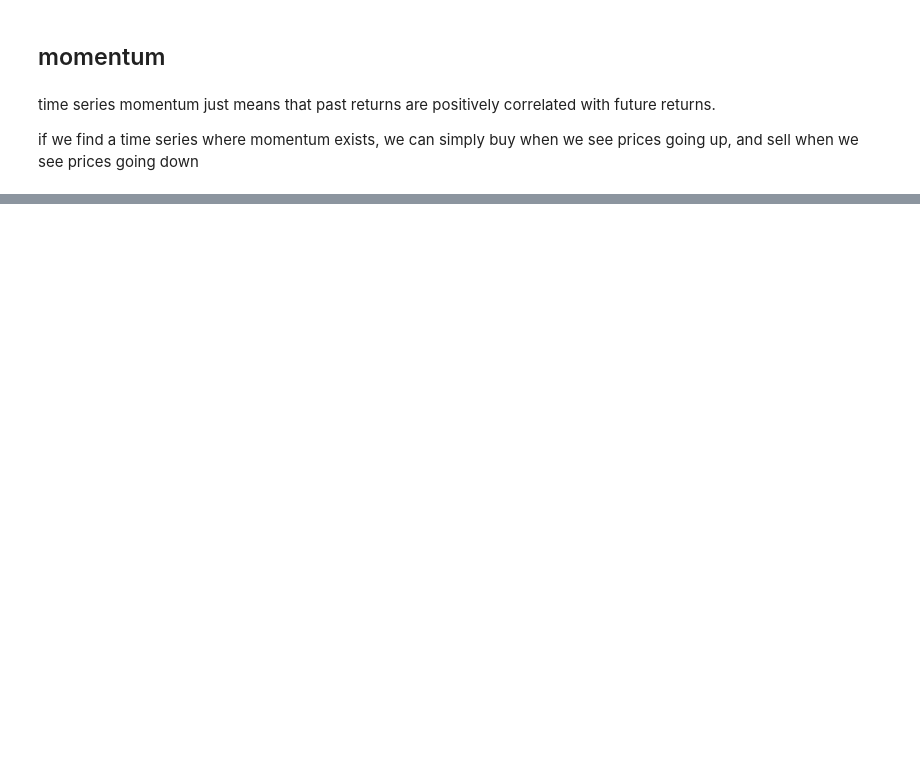
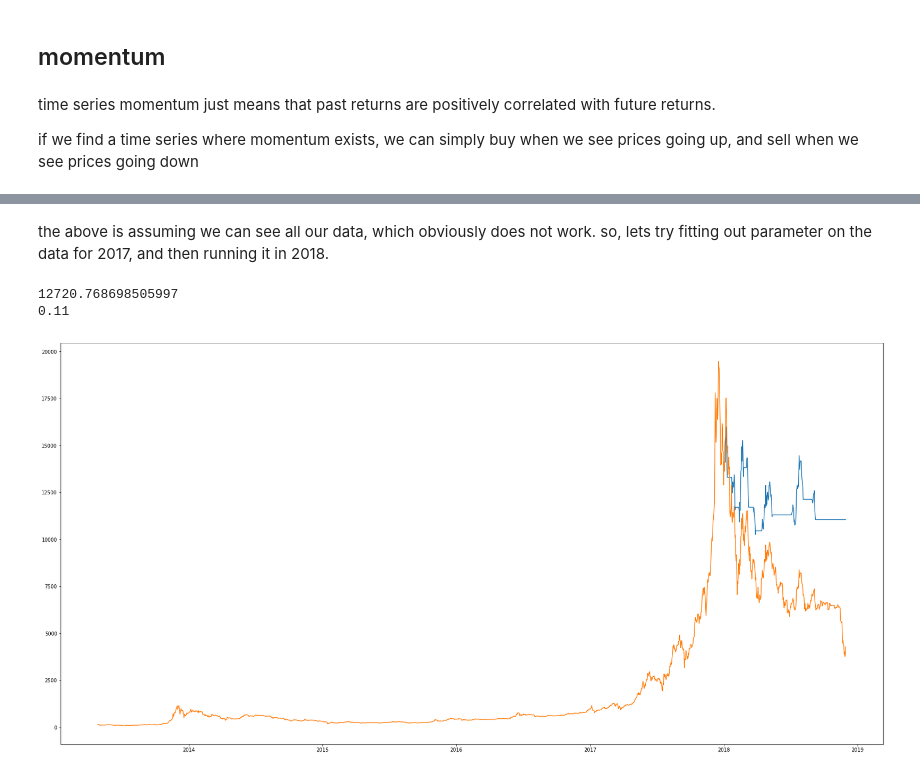
Before and after one commit to blackfish/stats_quant_wkshp, a Jupyter notebook: applied statistical methods for quantitative finance.ipynb, the cells around one changed output, grey strips where cells are left out. Drawn from its saved outputs; the diff is of its cells as text; code cells hidden in the pictures; blank space fills up the shorter version.

```diff
--- a/applied statistical methods for quantitative finance.ipynb
+++ b/applied statistical methods for quantitative finance.ipynb
@@ -237,0 +321,23 @@ if we find a time series where momentum exists, we can simply buy when we see pr
+# %% [markdown]
+the above is assuming we can see all our data, which obviously does not work. so, lets try fitting out parameter on the data for 2017, and then running it in 2018.
+# %%
+x = test_momentum(np.linspace(0,.2,41),btc['2017':'2017'])
+index = 0
+a = -1
+b = -1
+for i in x:
+    if i.iloc[-1]['capital'] > a:
+        a = i.iloc[-1]['capital']
+        b = index
+    index += 1
+print(a)
+print(np.linspace(0,.2,41)[b])
+x = test_momentum([np.linspace(0,.2,41)[b]],btc['2018':])
+plt.figure(figsize=(30,15))
+plt.plot(x[0])
+plt.plot(btc['open'])
+plt.show()
+# %% [output]
+12720.768698505997
+0.11
+[figure, added]
```
Also changed, not shown: parts of 22 cells of this notebook.
